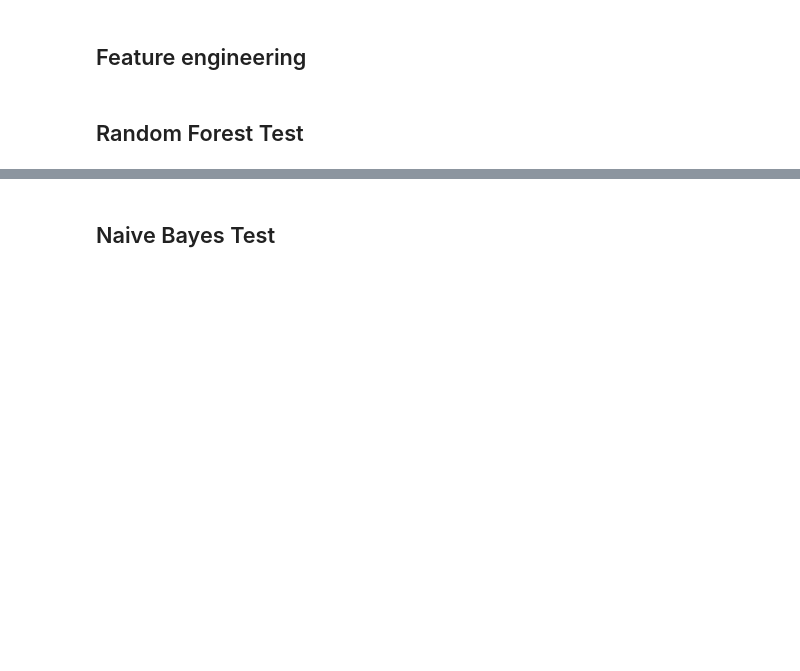
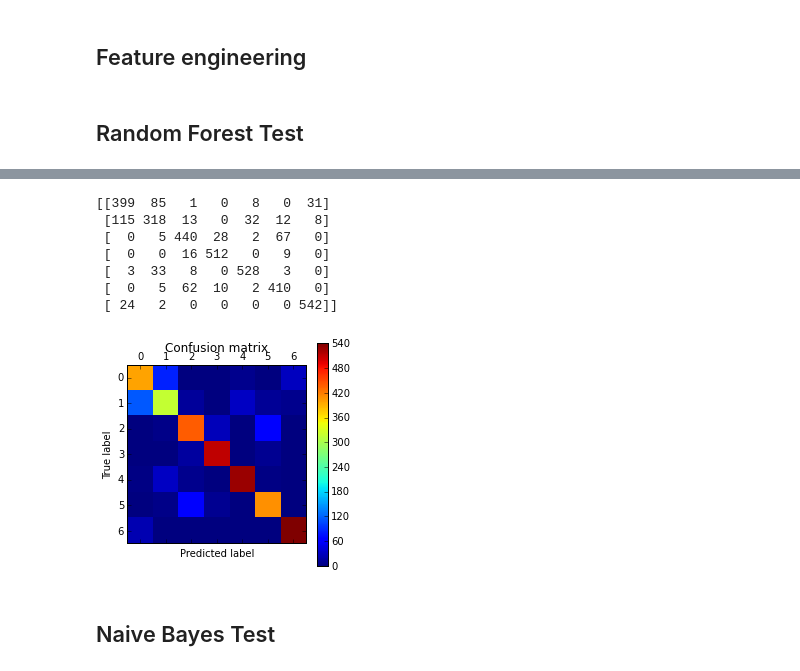
Before and after one commit to pemj/cis572, a Jupyter notebook: code/Forest Cover Analysis.ipynb, the cells around one changed output, grey strips where cells are left out. Saved outputs shown, nothing was run; the diff lists cells and outputs as text; code cells hidden in the pictures; blank space fills up the shorter version.

Commit message:
confusion matrix and random forest 1/2 classifier

```diff
--- a/code/Forest Cover Analysis.ipynb
+++ b/code/Forest Cover Analysis.ipynb
@@ -109,4 +122,23 @@ Test accuracy        0.835115
 dtype: float64
+# %%
+from sklearn.metrics import confusion_matrix
+cm = confusion_matrix(y_validation, clf.predict(X_validation))
+print(cm)
+plt.matshow(cm)
+plt.title('Confusion matrix')
+plt.colorbar()
+plt.ylabel('True label')
+plt.xlabel('Predicted label')
+plt.show()
+# %% [output]
+[[399  85   1   0   8   0  31]
+ [115 318  13   0  32  12   8]
+ [  0   5 440  28   2  67   0]
+ [  0   0  16 512   0   9   0]
+ [  3  33   8   0 528   3   0]
+ [  0   5  62  10   2 410   0]
+ [ 24   2   0   0   0   0 542]]
+[figure, added]
 # %% [markdown]
 ## Naive Bayes Test
 # %%
```
Also changed, not shown: parts of 11 cells of this notebook.
